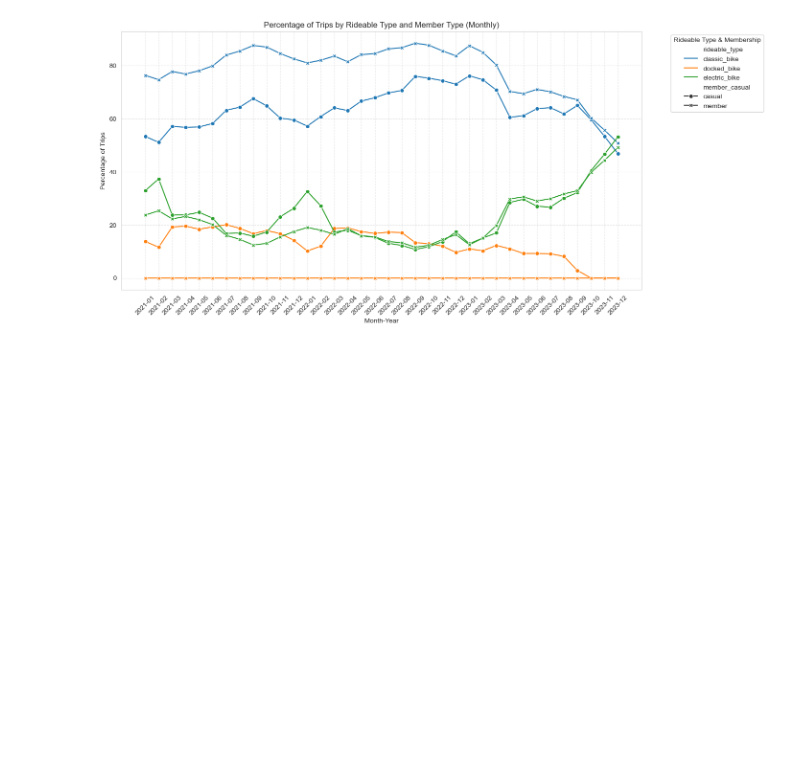
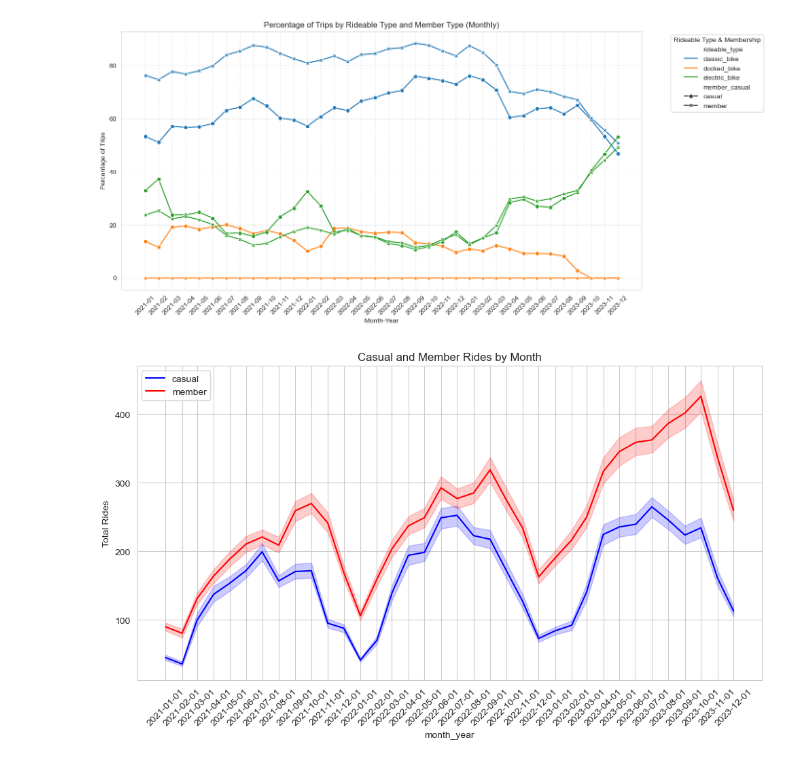
Before and after one commit to rakeshtparayil/capital_bike_share, a Jupyter notebook: capital_bike_share_final.ipynb, the cells around one changed output. Cells and saved outputs as stored; diff of their text form; code cells hidden in the pictures; blank space fills up the shorter version.

```diff
--- a/capital_bike_share_final.ipynb
+++ b/capital_bike_share_final.ipynb
@@ -33,3 +33,36 @@ for col in category_columns:
 string_columns = ['ride_id', 'start_station_id', 'end_station_id']
 for col in string_columns:
     bike_master_clean[col] = bike_master_clean[col].astype('string')
+# %%
+#create a copy of the bike hourly data
+bike_hourly_new = bike_hourly.copy()
+
+# Convert the 'Date' column to datetime
+bike_hourly_new['Date'] = pd.to_datetime(bike_hourly_new['Date'])
+
+# Ensure 'Hour' is integer (if it's not already)
+bike_hourly_new['Hour'] = bike_hourly_new['Hour'].astype(int)
+
+# Convert float columns correctly
+float_columns = ['Casual', 'Member', 'Total_rides', 'temperature_2m (°C)', 'windspeed_10m (km/h)']
+bike_hourly_new[float_columns] = bike_hourly_new[float_columns].astype(float)
+
+# Convert integer columns
+int_columns = ['relativehumidity_2m (%)', 'weathercode (wmo code)']
+bike_hourly_new[int_columns] = bike_hourly_new[int_columns].astype(int)
+
+#adding month_year as a column
+bike_hourly_new['month_year'] = bike_hourly_new['Date'].dt.strftime('%Y-%m')
+
+#convert month year to datetime
+bike_hourly_new['month_year'] = pd.to_datetime(bike_hourly_new['month_year'])
+
+#have a year column
+bike_hourly_new['year'] = bike_hourly_new['Date'].dt.year
+
+# Check the updated data types
+print(bike_hourly_new.dtypes)
+
+#change the columns to lowercase and remove spaces
+bike_hourly_new.columns = bike_hourly_new.columns.str.lower().str.replace(' ', '_')
+bike_hourly_new.head()
@@ -269,3 +321,15 @@ member        2023-08        68.362692     0.000000      31.637308
 
 [72 rows x 3 columns]
 [figure]
+# %%
+plt.figure(figsize=(10, 6))
+sns.lineplot(x='month_year', y='casual', data=bike_hourly_new, label='casual', color='blue')
+sns.lineplot(x='month_year', y='member', data=bike_hourly_new, label='member', color='red')
+plt.xticks(rotation=45)
+plt.xticks(ticks=bike_hourly_new['month_year'].unique())  # Show all months explicitly
+plt.title('Casual and Member Rides by Month')
+plt.ylabel('Total Rides')
+plt.tight_layout()
+plt.show()
+# %% [output]
+[figure, added]
```
Also changed, not shown: parts of 1 cell of this notebook, 3 other files.
